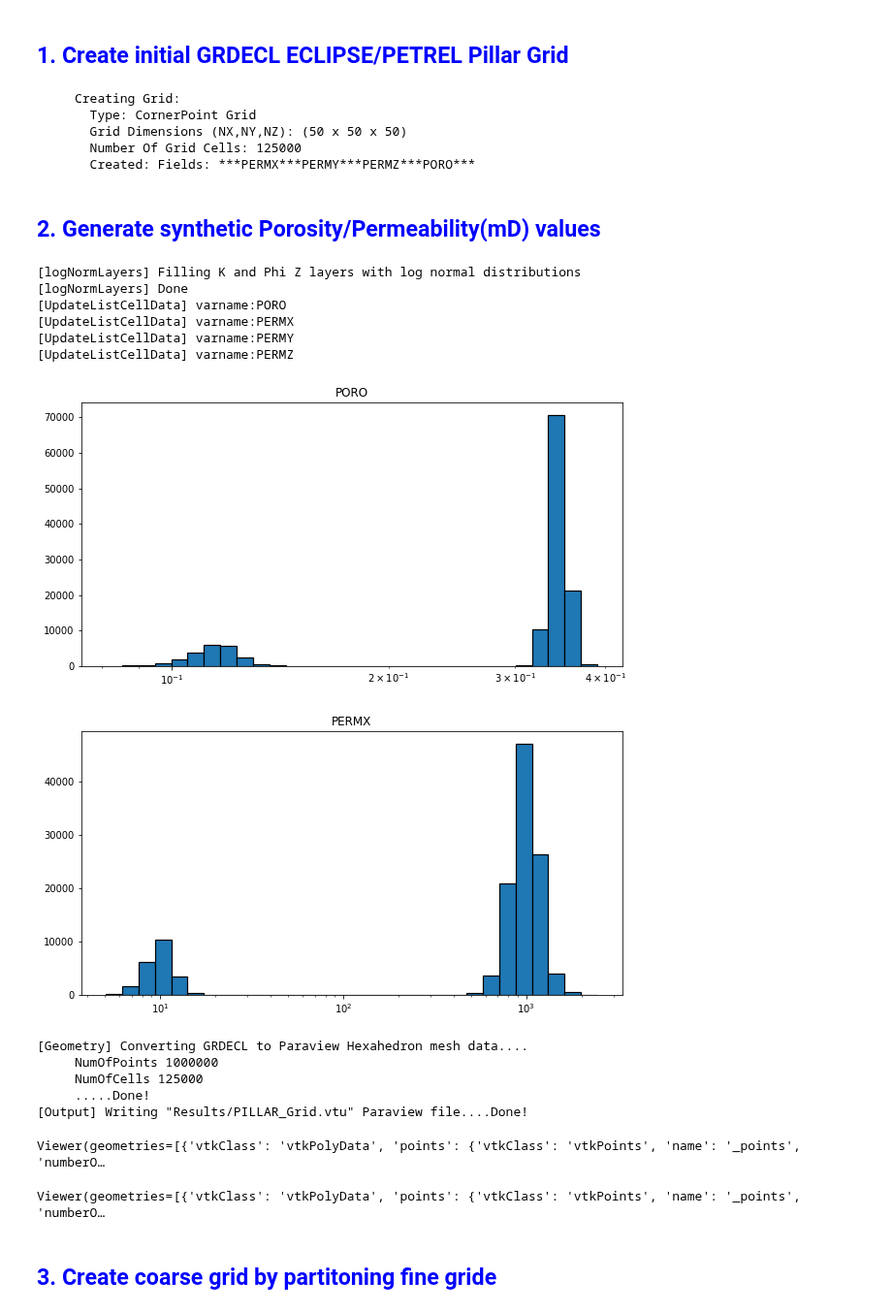
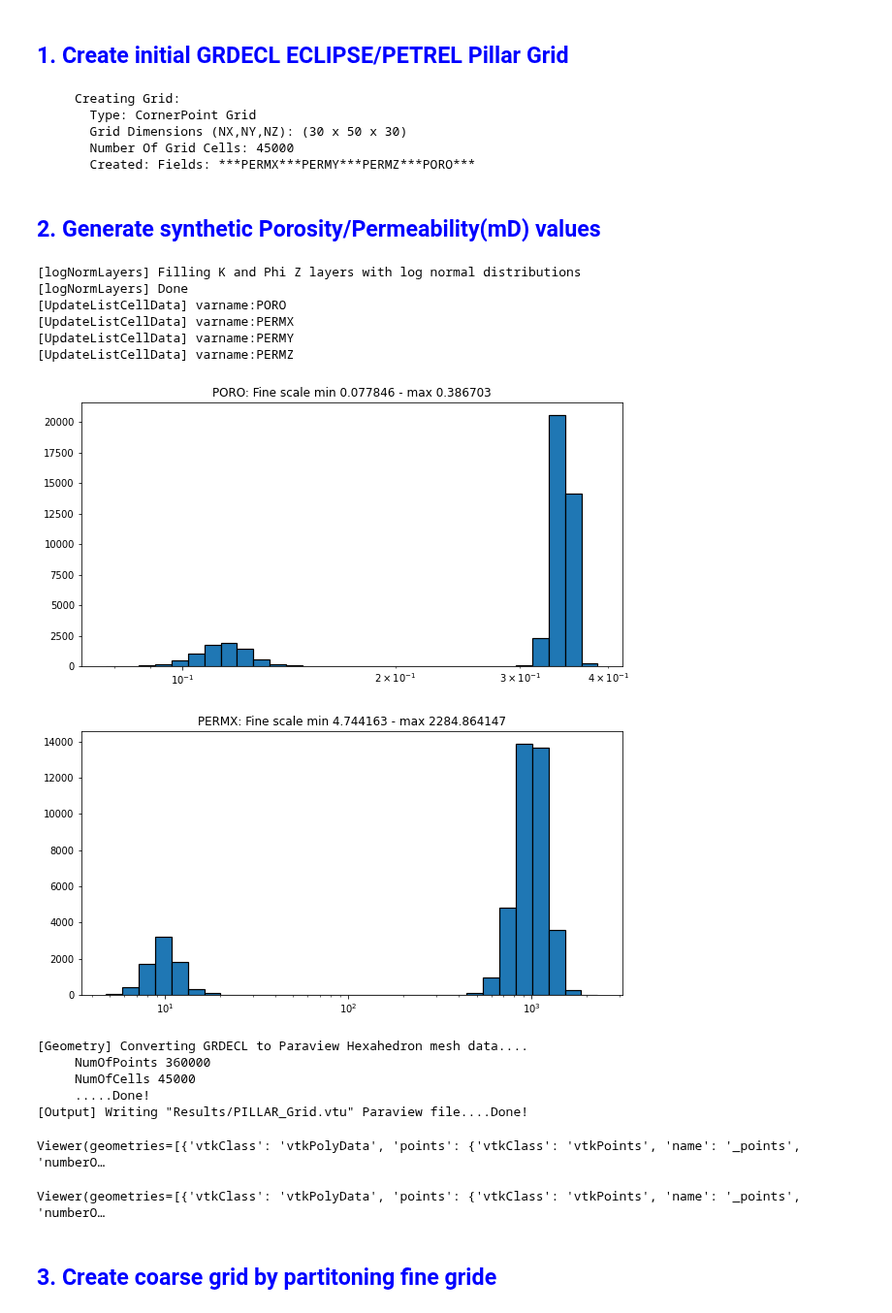
Before and after one commit to BinWang0213/PyGRDECL, a Jupyter notebook: Upscaling_Simplecrdecl.ipynb, the cells around one changed output. Shown at 97% size. Cells and saved outputs as stored; diff of their text form; code cells hidden in the pictures.

```diff
--- a/Upscaling_Simplecrdecl.ipynb
+++ b/Upscaling_Simplecrdecl.ipynb
@@ -11,7 +11,7 @@ from GRDECL2VTK import *
 physDims=[2000.0,1000,500]
 
 # 1.2 Set model grid dimensions in gridDims
-Nx=50;  Ny=50;  Nz=Nx
+Nx=30;  Ny=50;  Nz=Nx
 gridDims=[Nx,Ny,Nz]
 
 # 1.3 Set corner point grid options
@@ -31,43 +31,43 @@ Model.buildCPGGrid(physDims,gridDims,opt)
 # %% [output]
      Creating Grid:
        Type: CornerPoint Grid
-       Grid Dimensions (NX,NY,NZ): (50 x 50 x 50)
-       Number Of Grid Cells: 125000
+       Grid Dimensions (NX,NY,NZ): (30 x 50 x 30)
+       Number Of Grid Cells: 45000
        Created: Fields: ***PERMX***PERMY***PERMZ***PORO***
 # %% [markdown]
 ## <span style="color:blue"> 2. Generate  synthetic Porosity/Permeability(mD) values </span>
 # %%
 from utils import *
 
 # 2.1 Create random perm field with normal distribution for each layer
 K_LayerPerm=[1000,10,1000,1000]
 # K,phi=logNormLayers(gridDims,K_LayerPerm,poro_const=0.05)
 K,phi=logNormLayers_basc(gridDims,K_LayerPerm,poro_const=0.05)
 
 # 2.2 Update porosity/permeability fields
 Update_fields=["PORO","PERMX","PERMY","PERMZ"]
 Update_values=[ phi  , K     , K     , 0.1*K ]
 Model.UpdateListCellData(var_list=Update_fields,array_list=Update_values)
 
 # 2.3 Visualize Fine scale histogram
 for scalar in ["PORO","PERMX"]:
-    plot_hist(Model.GRDECL_Data.SpatialDatas[scalar], varname=scalar)
+    Model.GRDECL_Data.Plot_hist(scalar,text="Fine scale")
 
 # 2.3 Compute TPFA (block centered) Pressure values
 Model.compute_TPFA_Pressure(Press_inj=1,direction="i",Fault_opt=opt )
 Model.plot_scalar("Pressure",ITK=True).show()
 # %% [output]
 [logNormLayers] Filling K and Phi Z layers with log normal distributions
 [logNormLayers] Done
 [UpdateListCellData] varname:PORO
 [UpdateListCellData] varname:PERMX
 [UpdateListCellData] varname:PERMY
 [UpdateListCellData] varname:PERMZ
-[figure, old version]
+[figure, new version]
-[figure, old version]
+[figure, new version]
 [Geometry] Converting GRDECL to Paraview Hexahedron mesh data....
-     NumOfPoints 1000000
-     NumOfCells 125000
+     NumOfPoints 360000
+     NumOfCells 45000
      .....Done!
 [Output] Writing "Results/PILLAR_Grid.vtu" Paraview file....Done!
 Viewer(geometries=[{'vtkClass': 'vtkPolyData', 'points': {'vtkClass': 'vtkPoints', 'name': '_points', 'numberO…
```
Also changed, not shown: parts of 4 cells of this notebook, 3 other files.
